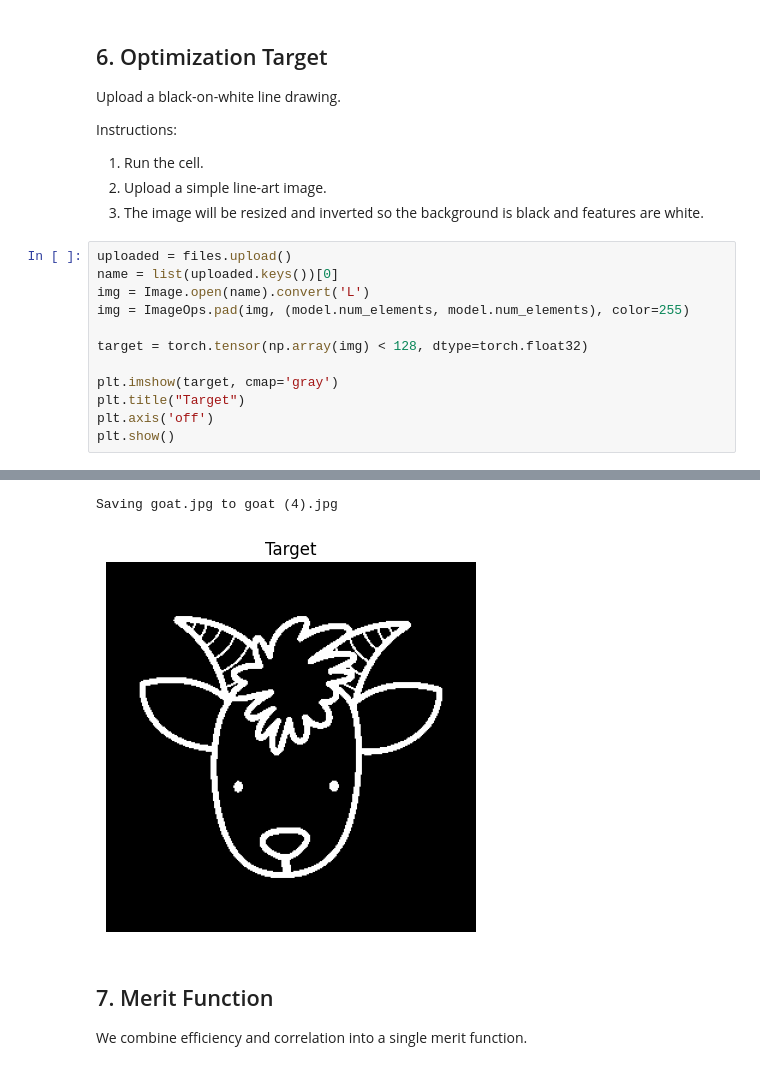
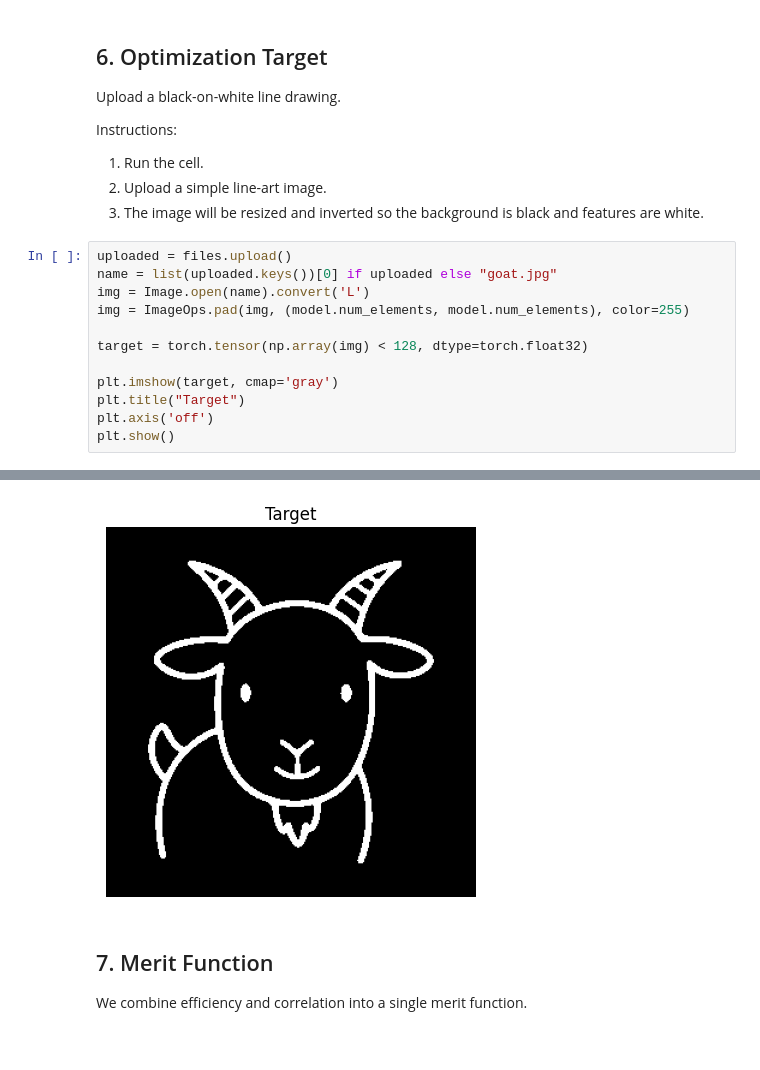
Before and after one commit to swartzbt/InverseDesignWorkshop_AISS26, a Jupyter notebook: InverseDesignHologram.ipynb, the cells around one changed output, grey strips where cells are left out. Drawn from its saved outputs; the diff is of its cells as text.

Commit message:
Added default target image to notebook

```diff
--- a/InverseDesignHologram.ipynb
+++ b/InverseDesignHologram.ipynb
@@ -226,20 +228,19 @@ Instructions:
 3. The image will be resized and inverted so the background is black and features are white.
 # %%
 uploaded = files.upload()
-name = list(uploaded.keys())[0]
+name = list(uploaded.keys())[0] if uploaded else "goat.jpg"
 img = Image.open(name).convert('L')
 img = ImageOps.pad(img, (model.num_elements, model.num_elements), color=255)
 
 target = torch.tensor(np.array(img) < 128, dtype=torch.float32)
 
 plt.imshow(target, cmap='gray')
 plt.title("Target")
 plt.axis('off')
 plt.show()
 # %% [output]
 [interactive output not drawn]
-Saving goat.jpg to goat (4).jpg
-[figure, old version]
+[figure, new version]
 # %% [markdown]
 ## 7. Merit Function
 
```
Also changed, not shown: parts of 2 cells of this notebook.
